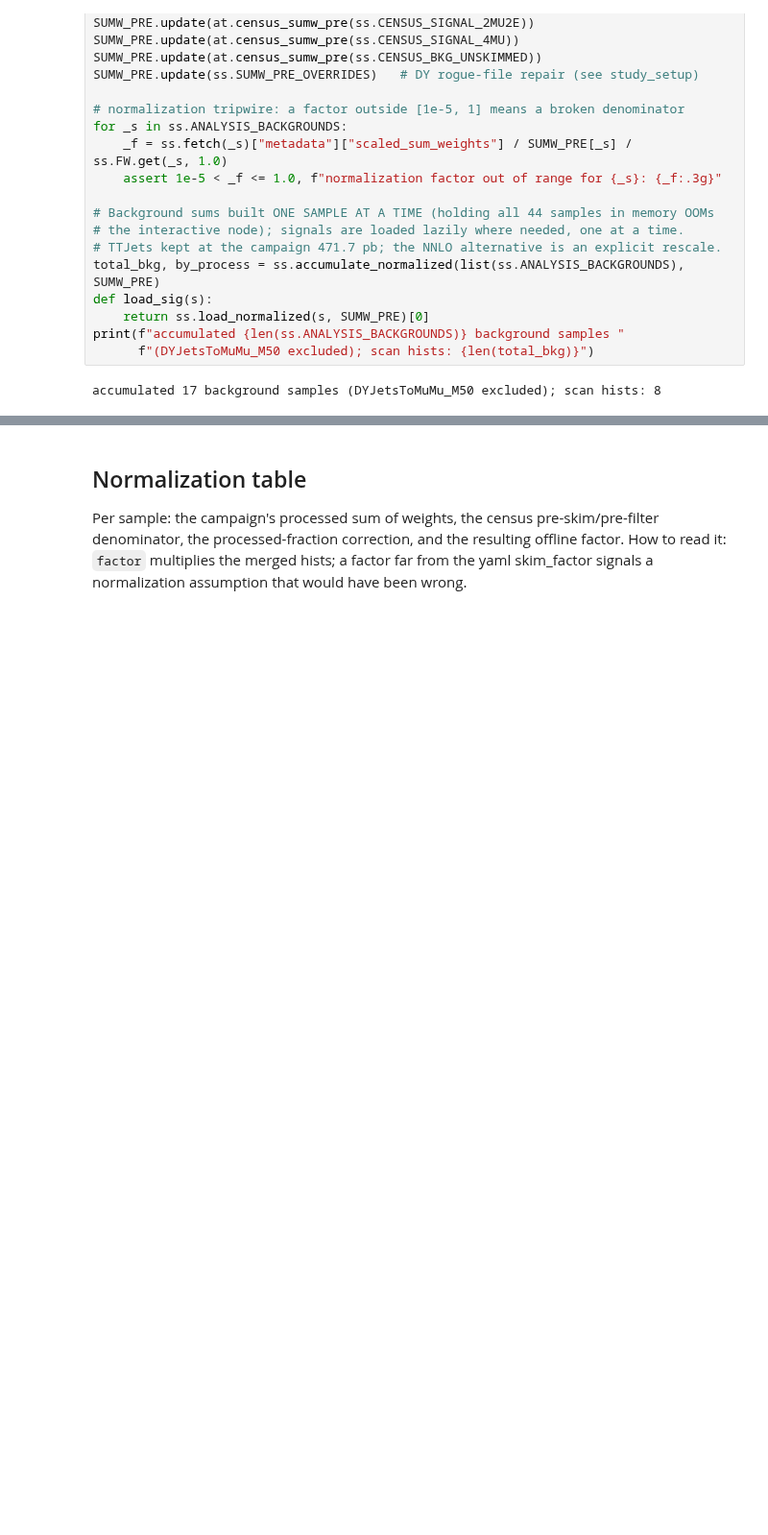
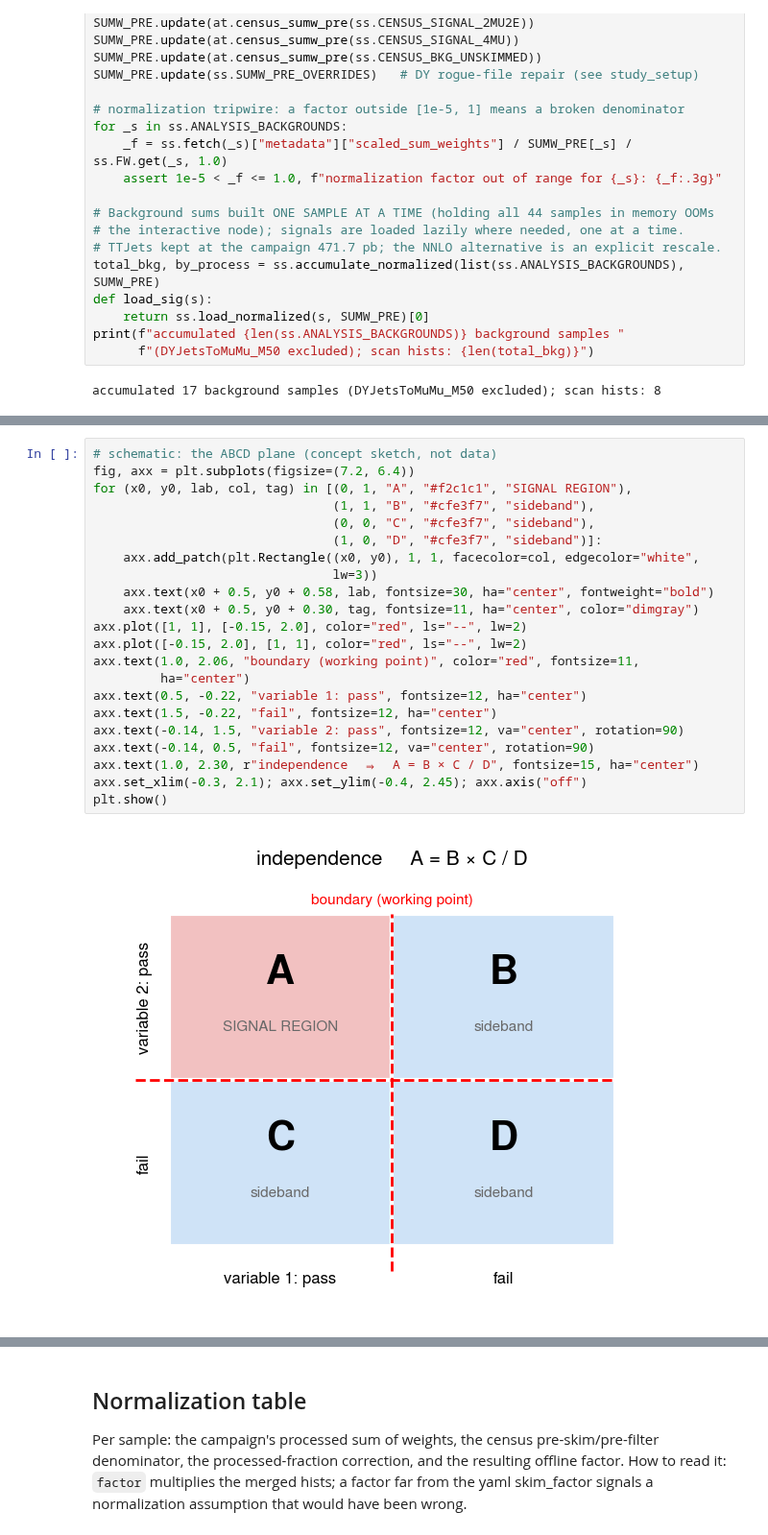
Before and after one commit to murtaza-safdari/SIDM, a Jupyter notebook: sidm/studies/abcd_plane_study/01_plane_atlas.ipynb, the cells around one changed output, grey strips where cells are left out. Shown at 96% size. Cells and saved outputs as stored; diff of their text form; blank space fills up the shorter version.

```diff
--- a/sidm/studies/abcd_plane_study/01_plane_atlas.ipynb
+++ b/sidm/studies/abcd_plane_study/01_plane_atlas.ipynb
@@ -50,0 +168,24 @@ accumulated 17 background samples (DYJetsToMuMu_M50 excluded); scan hists: 8
+# %%
+# schematic: the ABCD plane (concept sketch, not data)
+fig, axx = plt.subplots(figsize=(7.2, 6.4))
+for (x0, y0, lab, col, tag) in [(0, 1, "A", "#f2c1c1", "SIGNAL REGION"),
+                                (1, 1, "B", "#cfe3f7", "sideband"),
+                                (0, 0, "C", "#cfe3f7", "sideband"),
+                                (1, 0, "D", "#cfe3f7", "sideband")]:
+    axx.add_patch(plt.Rectangle((x0, y0), 1, 1, facecolor=col, edgecolor="white",
+                                lw=3))
+    axx.text(x0 + 0.5, y0 + 0.58, lab, fontsize=30, ha="center", fontweight="bold")
+    axx.text(x0 + 0.5, y0 + 0.30, tag, fontsize=11, ha="center", color="dimgray")
+axx.plot([1, 1], [-0.15, 2.0], color="red", ls="--", lw=2)
+axx.plot([-0.15, 2.0], [1, 1], color="red", ls="--", lw=2)
+axx.text(1.0, 2.06, "boundary (working point)", color="red", fontsize=11,
+         ha="center")
+axx.text(0.5, -0.22, "variable 1: pass", fontsize=12, ha="center")
+axx.text(1.5, -0.22, "fail", fontsize=12, ha="center")
+axx.text(-0.14, 1.5, "variable 2: pass", fontsize=12, va="center", rotation=90)
+axx.text(-0.14, 0.5, "fail", fontsize=12, va="center", rotation=90)
+axx.text(1.0, 2.30, r"independence  ⇒  A = B × C / D", fontsize=15, ha="center")
+axx.set_xlim(-0.3, 2.1); axx.set_ylim(-0.4, 2.45); axx.axis("off")
+plt.show()
+# %% [output]
+[figure, added]
```
Also changed, not shown: parts of 8 cells of this notebook, 11 other files.
